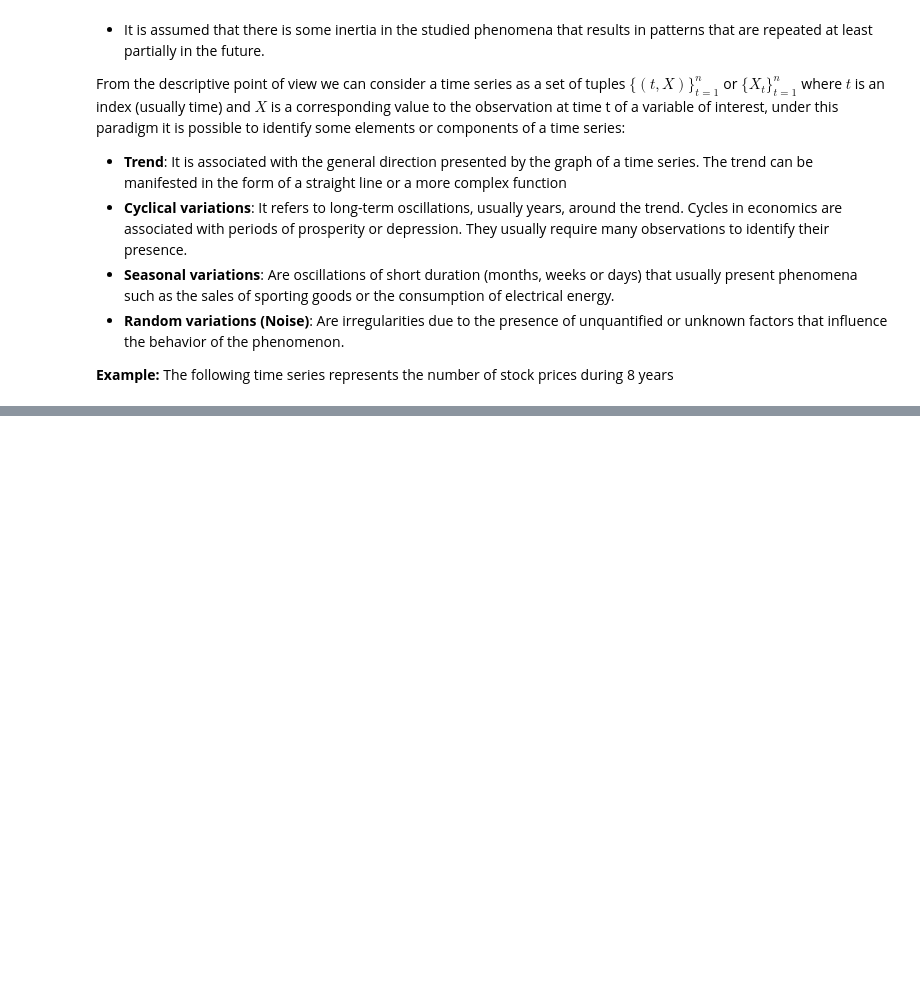
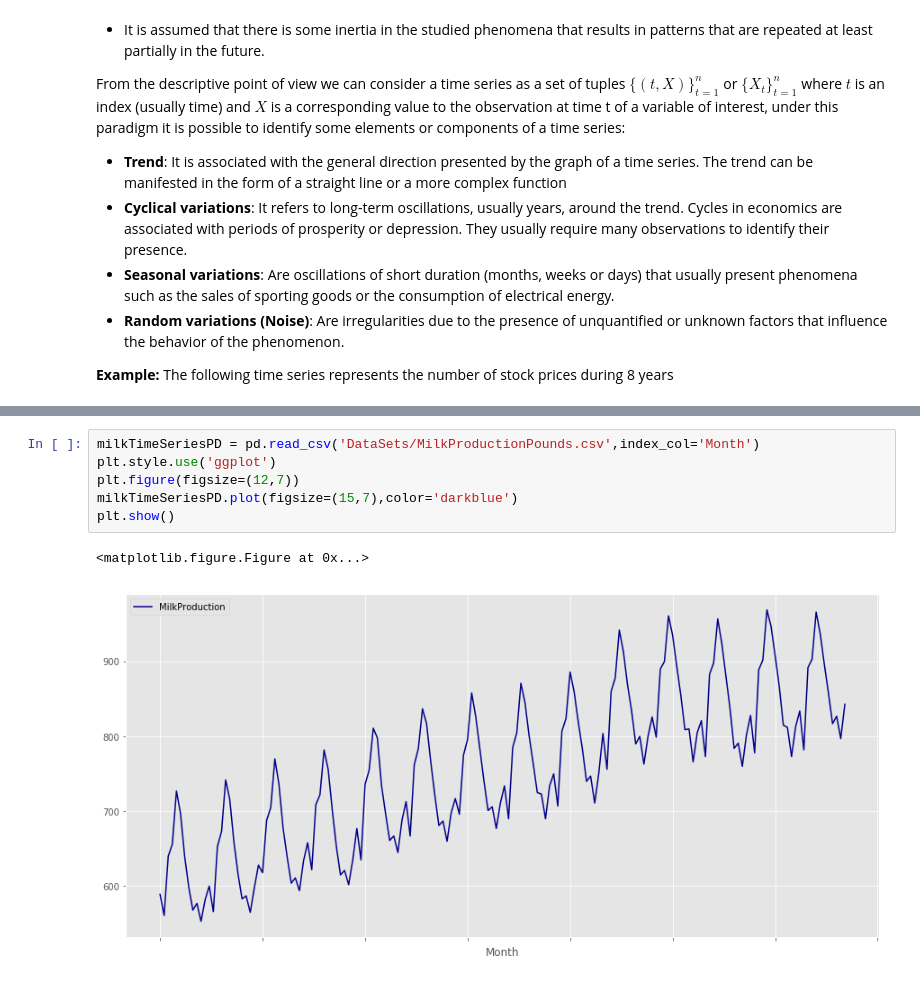
Before and after one commit to ErickEduardoAH/TimeSeriesAnalysis, a Jupyter notebook: 1.1 Time Series Descriptive Models - time series smoothing methods.ipynb, the cells around one changed output, grey strips where cells are left out. Saved outputs shown, nothing was run; the diff lists cells and outputs as text; blank space fills up the shorter version.

```diff
--- a/1.1 Time Series Descriptive Models - time series smoothing methods.ipynb
+++ b/1.1 Time Series Descriptive Models - time series smoothing methods.ipynb
@@ -73,0 +80,9 @@ This equations derives an alternative form of moving average computation, based
+# %%
+milkTimeSeriesPD = pd.read_csv('DataSets/MilkProductionPounds.csv',index_col='Month')
+plt.style.use('ggplot')
+plt.figure(figsize=(12,7))
+milkTimeSeriesPD.plot(figsize=(15,7),color='darkblue')
+plt.show()
+# %% [output]
+<matplotlib.figure.Figure at 0x...>
+[figure, added]
```
Also changed, not shown: parts of 4 cells of this notebook, 1 other file.
